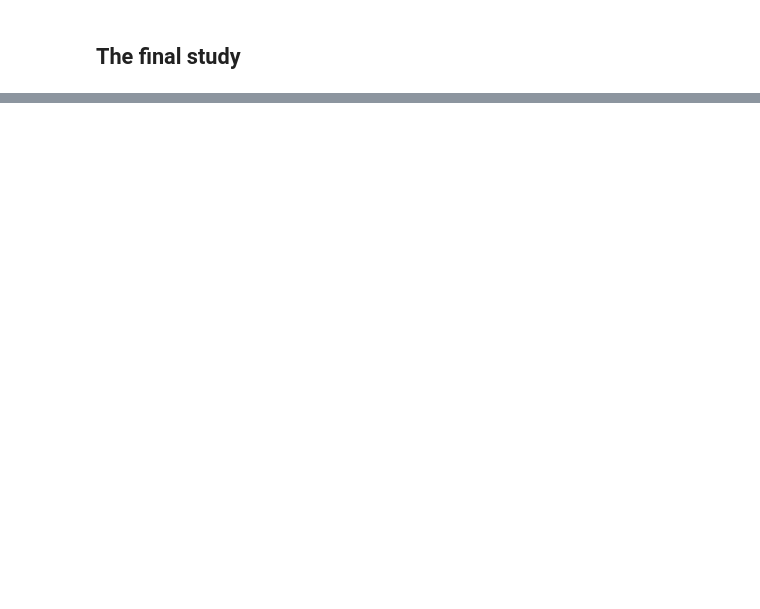
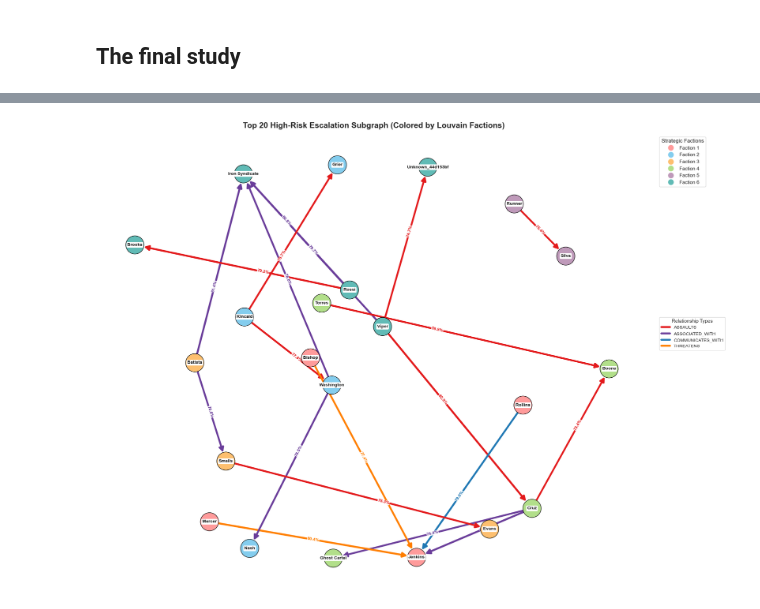
Before and after one commit to mdyagual/sna-for-oms-project, a Jupyter notebook: notebooks/risk_final_evaluation.ipynb, the cells around one changed output, grey strips where cells are left out. Cells and saved outputs as stored; diff of their text form; code cells hidden in the pictures; blank space fills up the shorter version.

```diff
--- a/notebooks/risk_final_evaluation.ipynb
+++ b/notebooks/risk_final_evaluation.ipynb
@@ -1082,6 +1173,22 @@ if threat_alerts:
     # 1. Build the baseline directed graph
     threat_alerts = enrich_alerts_with_predicates(threat_alerts)
     G_threat = nx.DiGraph()
+
+    # --- EDGE PREDICATE COLOR MAP ---
+    edge_color_map = {
+        'ASSAULTS': '#e31a1c',
+        'THREATENS': '#ff7f00',
+        'ASSOCIATED_WITH': '#6a3d9a',
+        'COMMUNICATES_WITH': '#1f78b4',
+        'AFFILIATED_WITH': '#b15928',
+        'EXCHANGES': '#33a02c',
+        'POSSESSES': '#a6cee3',
+        'SELF_HARM': '#000000',
+        'LOCATED_IN': '#b2df8a',
+        'CONTAINS': '#fb9a99',
+        'DISTRIBUTES': '#fdbf6f',
+        'ESCALATES': '#e31a1c'
+    }
 
     for alert in threat_alerts:
         src = alert['source']
@@ -1094,7 +1201,9 @@ if threat_alerts:
         normalized_weight = prob_val / 100.0 if prob_val > 1.0 else prob_val
 
         predicate = alert.get('predicate', 'ESCALATES')
-        G_threat.add_edge(src, tgt, weight=normalized_weight, label=f"{predicate} ({prob_pct_string})")
+
+        # We only assign the percentage to the label to keep the graph clean
+        G_threat.add_edge(src, tgt, weight=normalized_weight, label=prob_pct_string, predicate=predicate)
 
     # ==================================================================
     # 2. RUN LOUVAIN COMMUNITY DETECTION
@@ -1109,7 +1218,6 @@ if threat_alerts:
         for node in faction_nodes:
             node_to_faction[node] = faction_name
 
-    # Print clean summary table to notebook
     print(f"✅ Louvain complete. Identified {len(factions_list)} strategic threat cells.")
 
     # ==================================================================
@@ -1129,35 +1237,34 @@ if threat_alerts:
     # 4. RENDER POLISHED SUBGRAPH VISUALIZATION
     # ==================================================================
     plt.figure(figsize=(20, 15))
-    pos = nx.spring_layout(G_threat, k=1.4, iterations=150, seed=42)
 
-    # Loop to draw edges with dynamic curve routing
+    # Expanded physics layout to prevent node clumping
+    pos = nx.spring_layout(G_threat, k=3.0, iterations=200, seed=105)
+
+    # ------------------------------------------------------------------
+    # LAYER 1: DRAW THE ARROWS (Bottom Layer)
+    # ------------------------------------------------------------------
     for idx, (u, v, data) in enumerate(G_threat.edges(data=True)):
-        if u in ['Carver', 'Washington', 'Federal Prosecutors', 'Martinez'] and v == 'Jackson':
-            edge_rad = 0.28
+        if G_threat.has_edge(v, u):
+            edge_rad = 0.15
         else:
-            edge_rad = 0.12 if idx % 2 == 0 else 0.18
+            edge_rad = 0.0
 
         edge_width = 1 + (data['weight'] * 4)
 
+        pred = data.get('predicate', 'ESCALATES')
+        e_color = edge_color_map.get(pred, '#808080')
+
         nx.draw_networkx_edges(
             G_threat, pos, edgelist=[(u, v)],
-            arrowstyle='-|>', arrowsize=18, edge_color='#cb181d',
-            width=edge_width, connectionstyle=f"arc3,rad={edge_rad}"
+            arrowstyle='-|>', arrowsize=22, edge_color=e_color,
+            width=edge_width, connectionstyle=f"arc3,rad={edge_rad}",
+            node_size=1700 # Forces arrows to touch the outside of the nodes!
         )
 
-        # Radial label staggering along arcs
-        stagger_options = [0.30, 0.45, 0.60]
-        assigned_pos = stagger_options[idx % len(stagger_options)]
-
-        nx.draw_networkx_edge_labels(
-            G_threat, pos, edge_labels={(u, v): data['label']},
-            label_pos=assigned_pos, rotate=True,
-            font_color='#800000', font_size=7.5, font_weight='bold',
-            bbox=dict(facecolor='white', edgecolor='none', alpha=1.0, pad=0.2)
-        )
-
-    # Draw nodes and node names over the top of the edge lines (Z-Order Isolation)
+    # ------------------------------------------------------------------
+    # LAYER 2: DRAW THE NODES (Middle Layer)
+    # ------------------------------------------------------------------
     nx.draw_networkx_nodes(G_threat, pos, node_color=node_colors, edgecolors='black', node_size=1700, alpha=1.0)
 
     nx.draw_networkx_labels(
@@ -1165,12 +1272,43 @@ if threat_alerts:
         bbox=dict(facecolor='white', edgecolor='none', alpha=1.0, boxstyle='round,pad=0.2')
     )
 
-    # Dynamic Legend Generation using Faction Groups instead of Entity Types
+    # ------------------------------------------------------------------
+    # LAYER 3: DRAW THE PERCENTAGES (Top Layer)
+    # ------------------------------------------------------------------
+    for idx, (u, v, data) in enumerate(G_threat.edges(data=True)):
+        if G_threat.has_edge(v, u):
+            label_position = 0.35
+        else:
+            stagger_options = [0.4, 0.5, 0.6]
+            label_position = stagger_options[idx % len(stagger_options)]
+
+        pred = data.get('predicate', 'ESCALATES')
+        e_color = edge_color_map.get(pred, '#808080')
+
+        nx.draw_networkx_edge_labels(
+            G_threat, pos, edge_labels={(u, v): data['label']},
+            label_pos=label_position, rotate=True,
+            font_color=e_color, font_size=9.5, font_weight='bold',
+            bbox=dict(facecolor='white', edgecolor='none', alpha=0.9, pad=0.3)
+        )
+
+    # ------------------------------------------------------------------
+    # DUAL LEGEND SETUP
+    # ------------------------------------------------------------------
+    ax = plt.gca()
+
+    # Legend 1: Louvain Factions (Top Right)
     legend_elements = [
         Line2D([0], [0], marker='o', color='w', label=faction_id, markerfacecolor=color_hex, markersize=14)
         for faction_id, color_hex in faction_color_map.items()
     ]
-    plt.legend(handles=legend_elements, bbox_to_anchor=(1.02, 1), loc='upper left', title="Strategic Factions", borderaxespad=0., fontsize=11, title_fontsize=12)
+    legend1 = plt.legend(handles=legend_elements, bbox_to_anchor=(1.02, 1), loc='upper left', title="Strategic Factions", borderaxespad=0., fontsize=11, title_fontsize=12)
+    ax.add_artist(legend1)
+
+    # Legend 2: Edge Types (Middle Right)
+    used_predicates = sorted(set(nx.get_edge_attributes(G_threat, 'predicate').values()))
+    edge_legend_elements = [Line2D([0], [0], color=edge_color_map.get(pred, '#808080'), lw=4, label=pred) for pred in used_predicates]
+    plt.legend(handles=edge_legend_elements, bbox_to_anchor=(1.02, 0.6), loc='upper left', title="Relationship Types", borderaxespad=0., fontsize=10, title_fontsize=11)
 
     plt.title("Top 20 High-Risk Escalation Subgraph (Colored by Louvain Factions)", fontsize=18, fontweight='bold', pad=20)
     plt.axis('off')
@@ -1180,3 +1318,4 @@ if threat_alerts:
     plt.savefig(f"{timestamp_dist}_subgraph_risk_louvain.png", dpi=300, bbox_inches='tight')
     plt.tight_layout()
     plt.show()
+# %% [output]
@@ -1183,3 +1324,4 @@ if threat_alerts:
+[figure, added]
 # %%
 print("📊 Calculating Table 3.6 SNA Metrics on the Predicted Threat Subgraph...")
 
```
Also changed, not shown: parts of 11 cells of this notebook, 4 other files.
